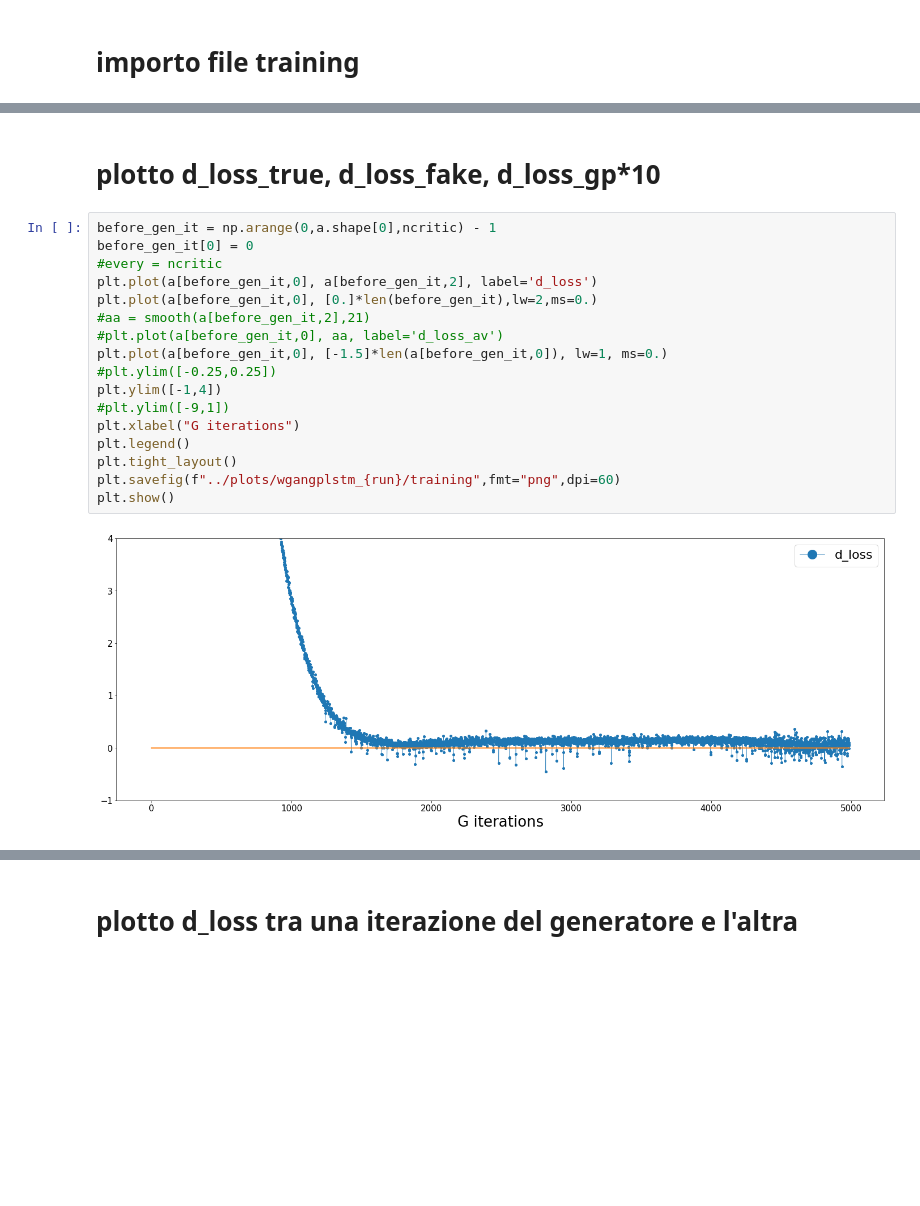
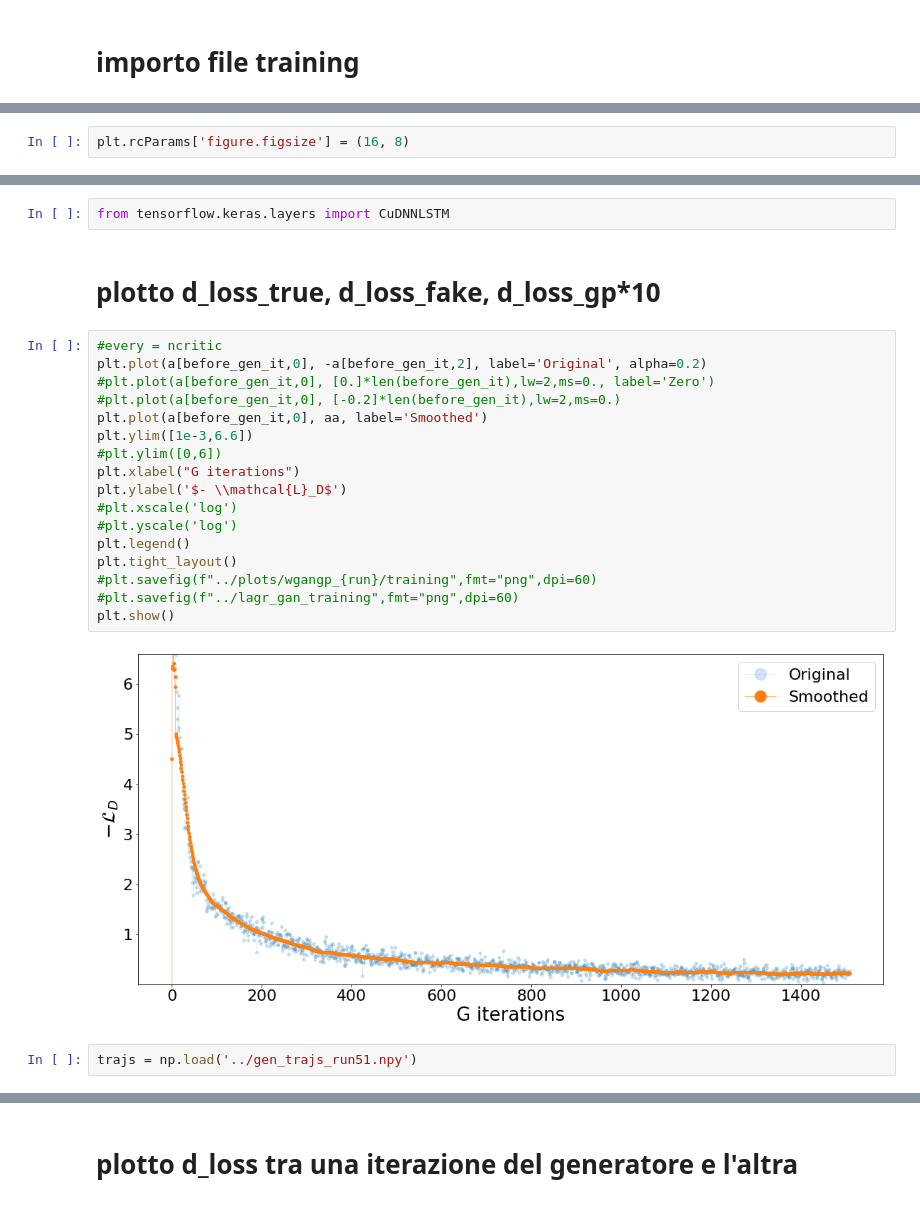
Before and after one commit to scarpma/lagrangian, a Jupyter notebook: wgangplstm/training_analysis.ipynb, the cells around one changed output, grey strips where cells are left out. Saved outputs shown, nothing was run; the diff lists cells and outputs as text; blank space fills up the shorter version.

```diff
--- a/wgangplstm/training_analysis.ipynb
+++ b/wgangplstm/training_analysis.ipynb
@@ -42,0 +21,2 @@ plt.rcParams['lines.marker'] = '.'
+# %%
+plt.rcParams['figure.figsize'] = (16, 8)
@@ -43,21 +67,25 @@ plt.rcParams['lines.marker'] = '.'
+# %%
+from tensorflow.keras.layers import CuDNNLSTM
 # %% [markdown]
 # plotto d_loss_true, d_loss_fake, d_loss_gp*10
 # %%
-before_gen_it = np.arange(0,a.shape[0],ncritic) - 1
-before_gen_it[0] = 0
 #every = ncritic
-plt.plot(a[before_gen_it,0], a[before_gen_it,2], label='d_loss')
-plt.plot(a[before_gen_it,0], [0.]*len(before_gen_it),lw=2,ms=0.)
-#aa = smooth(a[before_gen_it,2],21)
-#plt.plot(a[before_gen_it,0], aa, label='d_loss_av')
-plt.plot(a[before_gen_it,0], [-1.5]*len(a[before_gen_it,0]), lw=1, ms=0.)
-#plt.ylim([-0.25,0.25])
-plt.ylim([-1,4])
-#plt.ylim([-9,1])
+plt.plot(a[before_gen_it,0], -a[before_gen_it,2], label='Original', alpha=0.2)
+#plt.plot(a[before_gen_it,0], [0.]*len(before_gen_it),lw=2,ms=0., label='Zero')
+#plt.plot(a[before_gen_it,0], [-0.2]*len(before_gen_it),lw=2,ms=0.)
+plt.plot(a[before_gen_it,0], aa, label='Smoothed')
+plt.ylim([1e-3,6.6])
+#plt.ylim([0,6])
 plt.xlabel("G iterations")
+plt.ylabel('$- \\mathcal{L}_D$')
+#plt.xscale('log')
+#plt.yscale('log')
 plt.legend()
 plt.tight_layout()
-plt.savefig(f"../plots/wgangplstm_{run}/training",fmt="png",dpi=60)
+#plt.savefig(f"../plots/wgangp_{run}/training",fmt="png",dpi=60)
+#plt.savefig(f"../lagr_gan_training",fmt="png",dpi=60)
 plt.show()
 # %% [output]
-[figure, old version]
+[figure, new version]
+# %%
+trajs = np.load('../gen_trajs_run51.npy')
```
Also changed, not shown: parts of 7 cells of this notebook, 20 other files.
